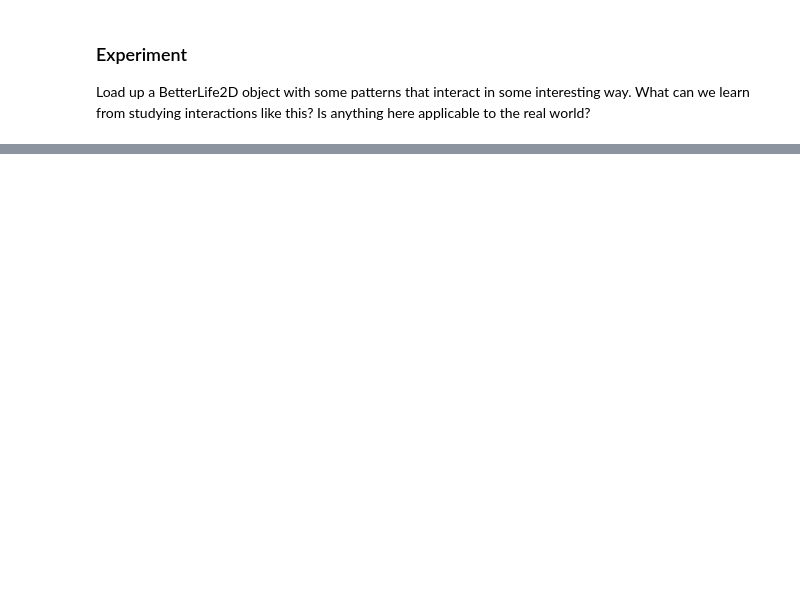
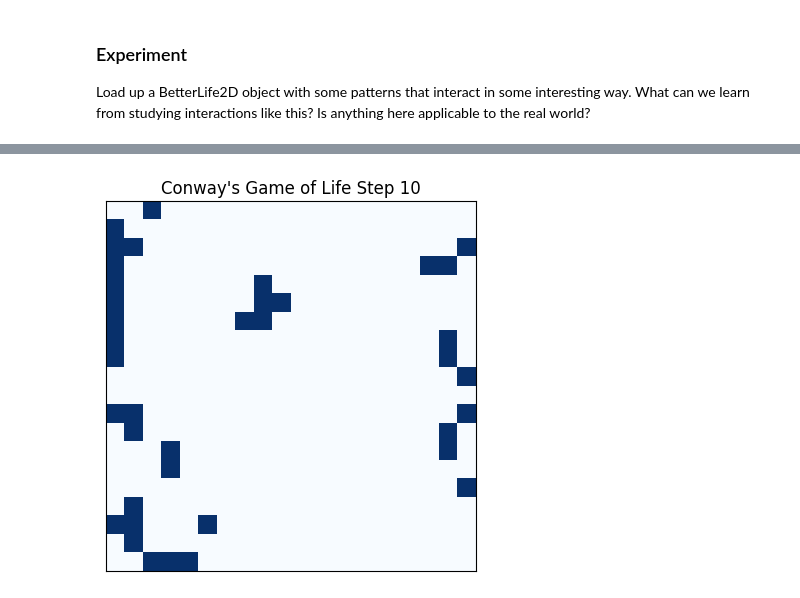
Before and after one commit to Charanjeet-x/comp215, a Jupyter notebook: labs/lab08_GoL.ipynb, the cells around one changed output, grey strips where cells are left out. Saved outputs shown, nothing was run; the diff lists cells and outputs as text; code cells hidden in the pictures; blank space fills up the shorter version.

```diff
--- a/labs/lab08_GoL.ipynb
+++ b/labs/lab08_GoL.ipynb
@@ -300,0 +305,26 @@ NameError: name 'load_pattern' is not defined
+# %%
+# Ex. 3 code for your experiment here
+
+glider_pattern = """
+010
+001
+111
+"""
+
+block_pattern = """
+11
+11
+"""
+pattern1 = life.load_pattern(1, 1, glider_pattern)
+pattern2 = life.load_pattern(4, 4, block_pattern)
+life.draw()
+
+
+for i in range(10):
+    life.step()
+    life.draw(step=f"Step {i + 1}")
+
+#I wasn't able to animate this experiment i believe it will look so cool how two different ojects might change their pattern due to each others rule.
+#biggest takeaway was that due to
+# %% [output]
+[figure, added]
```
Also changed, not shown: parts of 4 cells of this notebook.
